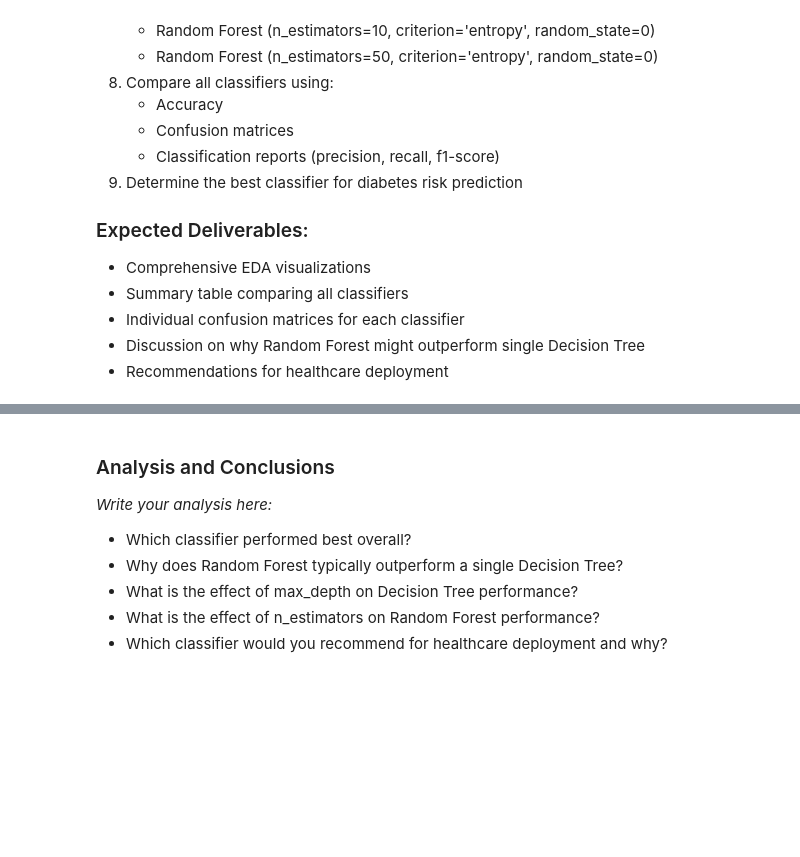
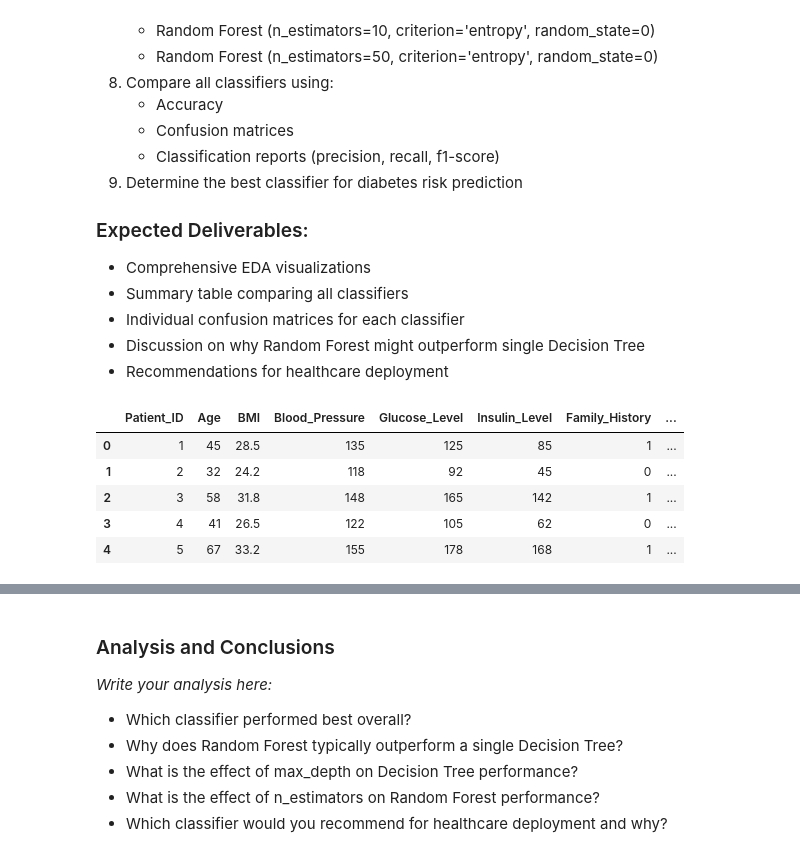
Before and after one commit to Blessing-Ekeh/dataraflow-week18-Classification--II-Decision-Trees-Random-Forests, a Jupyter notebook: Take Home.ipynb, the cells around one changed output, grey strips where cells are left out. Cells and saved outputs as stored; diff of their text form; code cells hidden in the pictures; blank space fills up the shorter version.

```diff
--- a/Take Home.ipynb
+++ b/Take Home.ipynb
@@ -914,2 +922,11 @@ While this model achieved perfect results on the provided sample, real-world fra
 # %%
 # Load and explore the dataset
+assignment3_data = pd.read_csv('Assignment-Dataset/assignment3_classifier_comparison.csv')
+assignment3_data.head()
+# %% [output]
+|  | Patient_ID | Age | BMI | Blood_Pressure | Glucose_Level | Insulin_Level | Family_History | ... |
+| 0 | 1 | 45 | 28.5 | 135 | 125 | 85 | 1 | ... |
+| 1 | 2 | 32 | 24.2 | 118 | 92 | 45 | 0 | ... |
+| 2 | 3 | 58 | 31.8 | 148 | 165 | 142 | 1 | ... |
+| 3 | 4 | 41 | 26.5 | 122 | 105 | 62 | 0 | ... |
+| 4 | 5 | 67 | 33.2 | 155 | 178 | 168 | 1 | ... |
```
Also changed, not shown: parts of 17 cells of this notebook.
